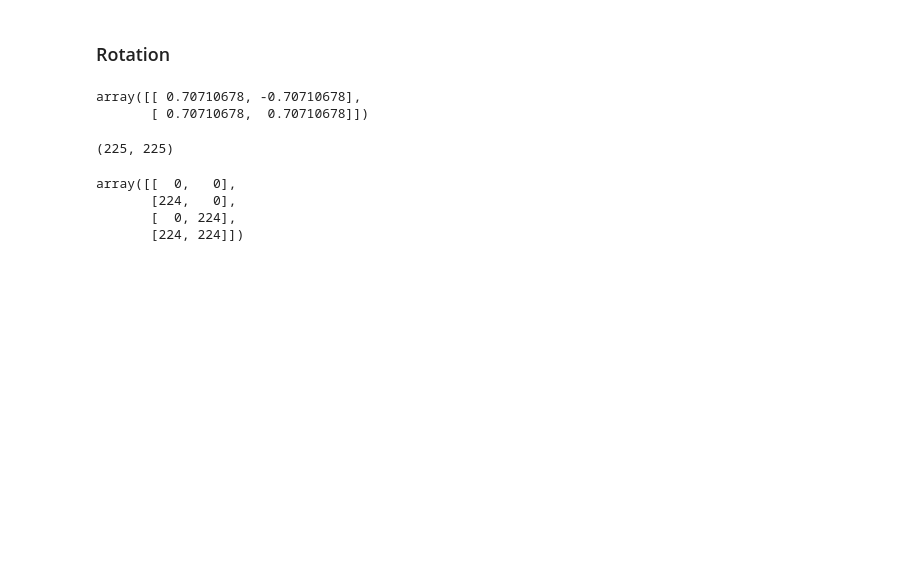
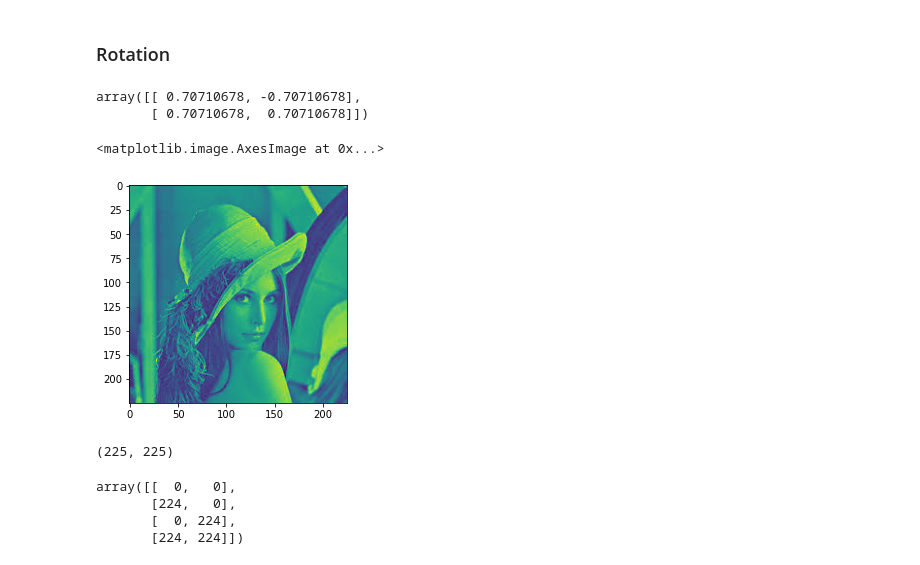
Before and after one commit to Aayush360/Computer-Vision, a Jupyter notebook: Geometric Transformation 2.ipynb, the cells around one changed output. Cells and saved outputs as stored; diff of their text form; code cells hidden in the pictures; blank space fills up the shorter version.

```diff
--- a/Geometric Transformation 2.ipynb
+++ b/Geometric Transformation 2.ipynb
@@ -82,6 +82,11 @@ array([[ 0.70710678, -0.70710678],
 # reading an image
 
 img=plt.imread('./images/lena.jpg')
+# %%
+plt.imshow(img)
+# %% [output]
+<matplotlib.image.AxesImage at 0x...>
+[figure, added]
 # %%
 img.shape
 # %% [output]
```
Also changed, not shown: parts of 5 cells of this notebook.
